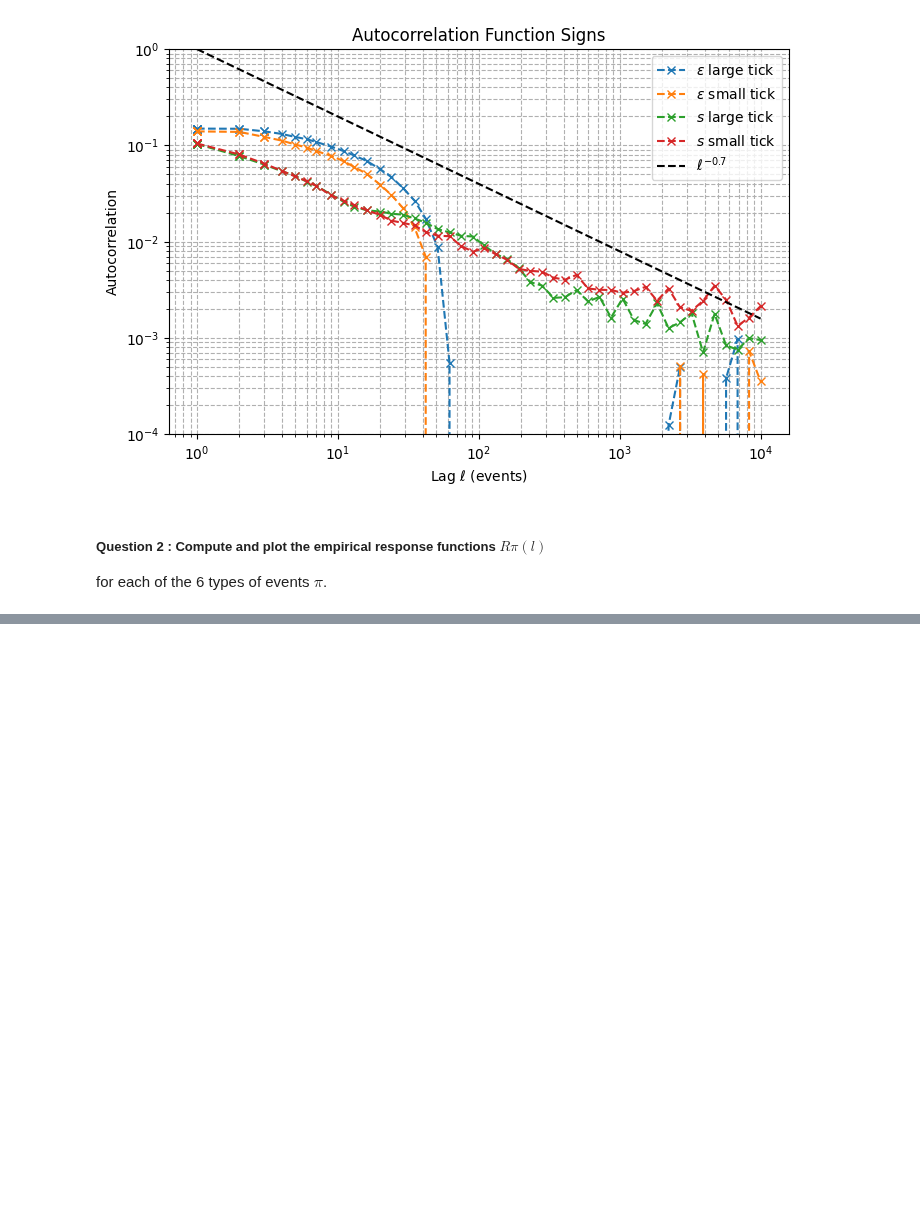
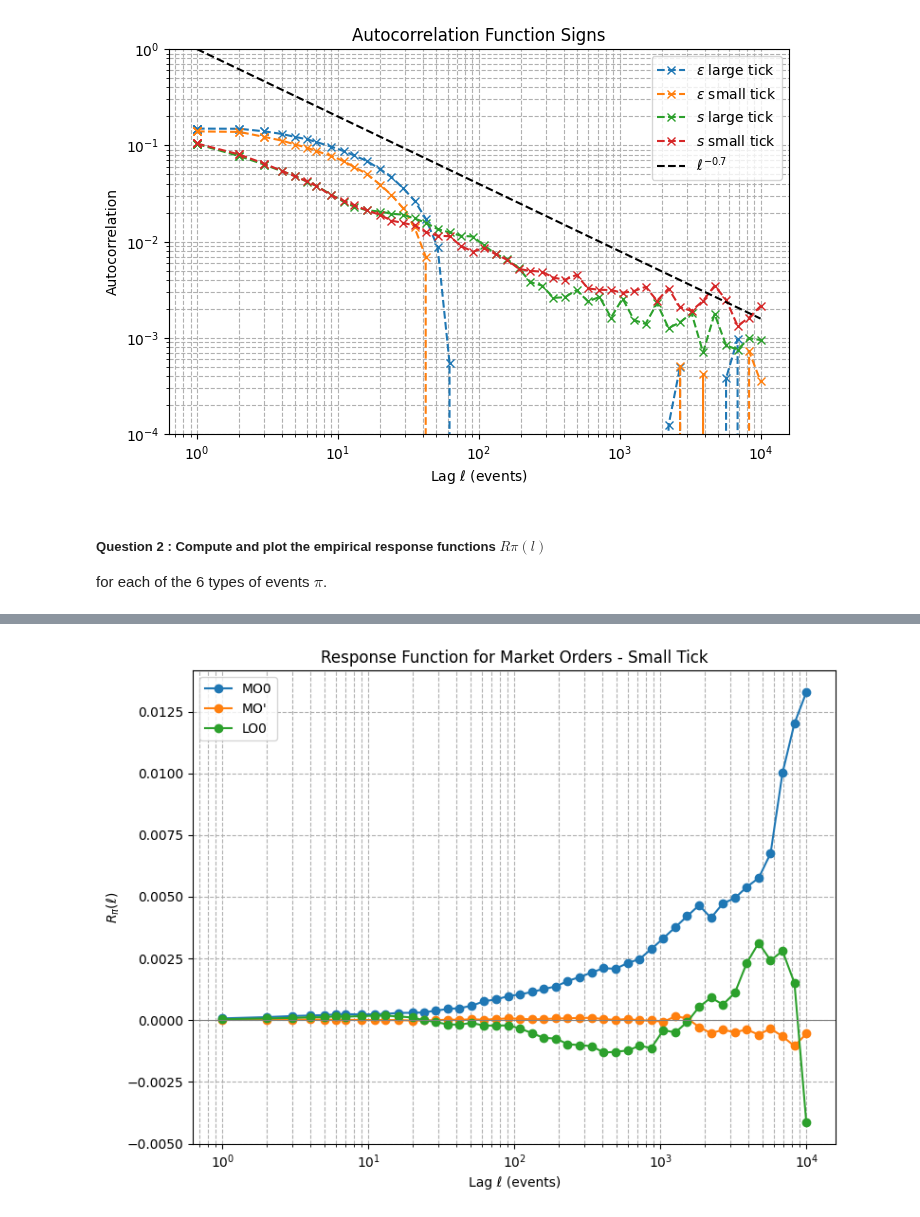
Before and after one commit to ethantrentin/High-Frequency-Data-Limit-Order-Books, a Jupyter notebook: DHF-LAB5-BOISTARD-ROCHE-TRENTIN.ipynb, the cells around one changed output, grey strips where cells are left out. Saved outputs shown, nothing was run; the diff lists cells and outputs as text; code cells hidden in the pictures; blank space fills up the shorter version.

```diff
--- a/DHF-LAB5-BOISTARD-ROCHE-TRENTIN.ipynb
+++ b/DHF-LAB5-BOISTARD-ROCHE-TRENTIN.ipynb
@@ -414,0 +486,27 @@ add_midprice(BNPP_df)
+# %%
+# Let us plot the response functions
+filtered_df = BNPP_df.copy()
+
+fig, ax = plt.subplots(figsize=(8, 6))
+## on reproduit les resultats du papier juste pour SG car pas de différence
+# entre large et small tick selon les auteurs
+lags, corr_values = compute_response_function(filtered_df, pi='MO0')
+plot_response(lags, corr_values, ax, label='MO0')
+lags, corr_values = compute_response_function(filtered_df, pi='MO\'')
+plot_response(lags, corr_values, ax, label='MO\'')
+lags, corr_values = compute_response_function(filtered_df, pi='LO0')
+plot_response(lags, corr_values, ax, label='LO0')
+
+
+ax.set_xscale('log')
+
+ax.axhline(0, color='gray', linewidth=0.8)
+ax.set_xlabel("Lag ℓ (events)")
+ax.set_ylabel(r"$R_{\pi}(\ell)$")
+ax.set_title("Response Function for Market Orders - Small Tick")
+ax.grid(True, which='both', ls='--')
+ax.legend()
+plt.tight_layout()
+plt.show()
+# %% [output]
+[figure, added]
```
Also changed, not shown: parts of 9 cells of this notebook.
